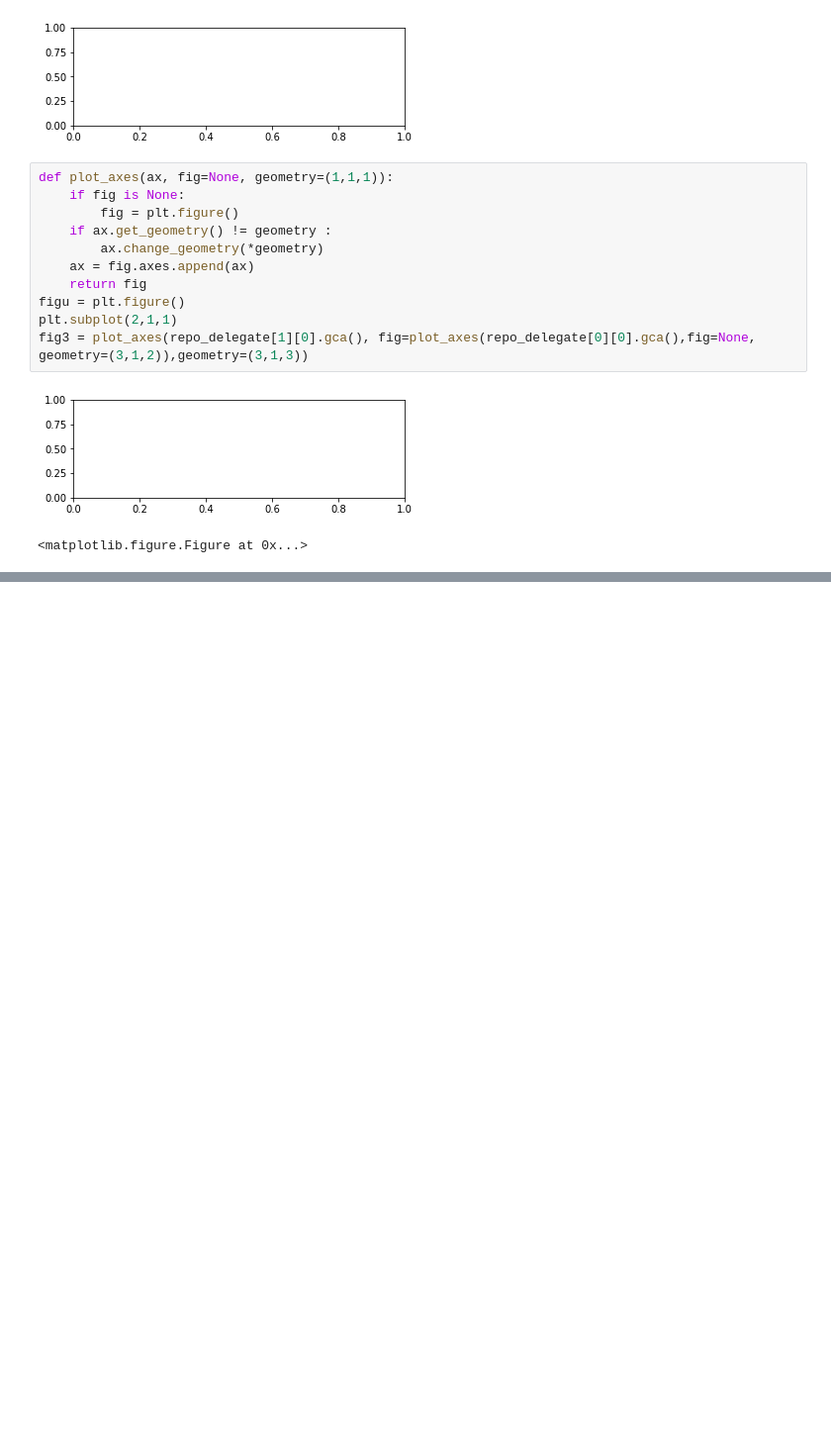
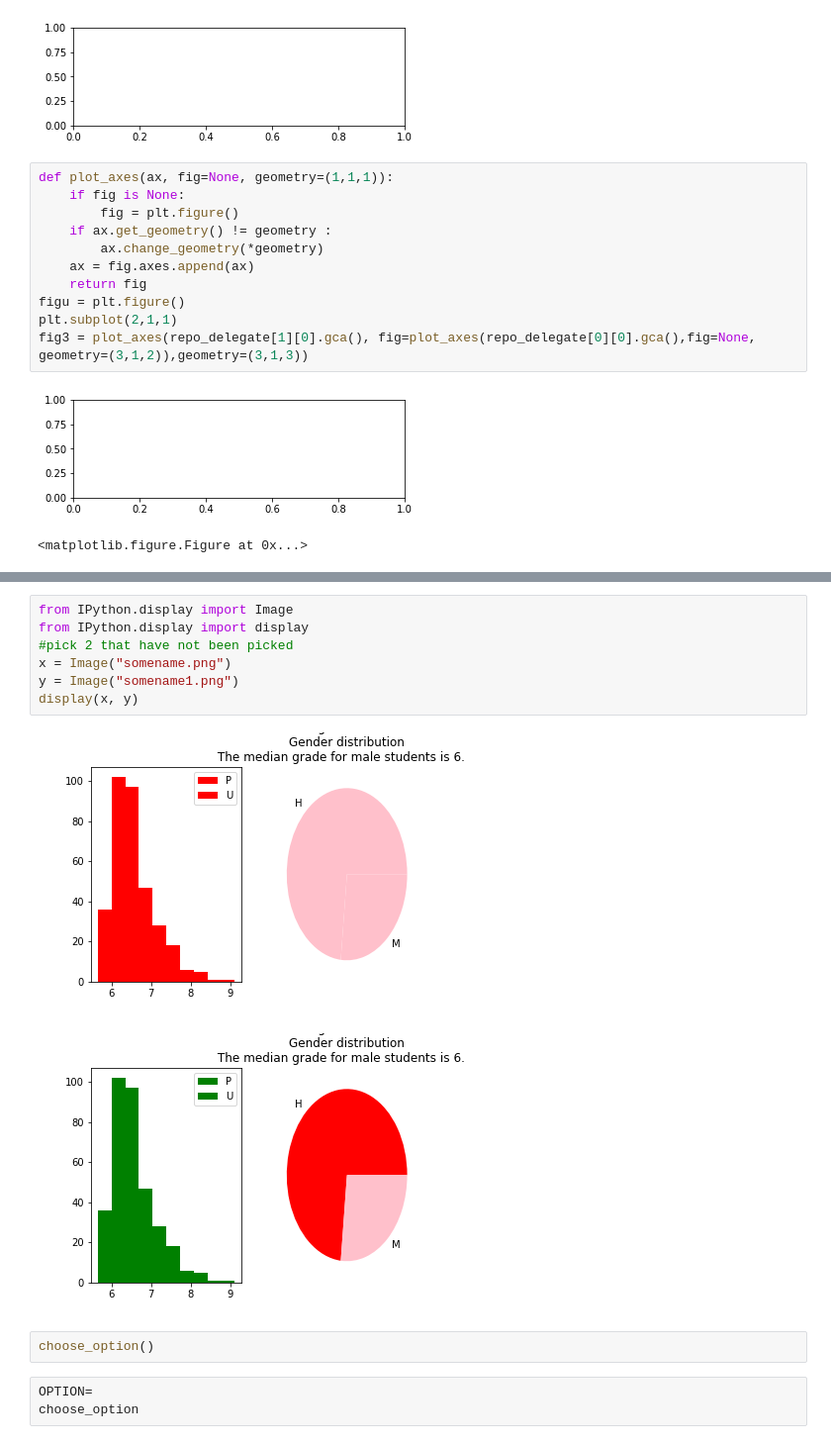
Before and after one commit to jorses/tfg, a Jupyter notebook: notebooks/test_notas.ipynb, the cells around one changed output, grey strips where cells are left out. Shown at 99% size. Drawn from its saved outputs; the diff is of its cells as text; blank space fills up the shorter version.

```diff
--- a/notebooks/test_notas.ipynb
+++ b/notebooks/test_notas.ipynb
@@ -343,0 +351,15 @@ typ
+# %%
+from IPython.display import Image
+from IPython.display import display
+#pick 2 that have not been picked
+x = Image("somename.png")
+y = Image("somename1.png")
+display(x, y)
+# %% [output]
+[figure, added]
+[figure, added]
+# %%
+choose_option()
+# %%
+OPTION=
+choose_option
```
Also changed, not shown: parts of 6 cells of this notebook, 5 other files.
